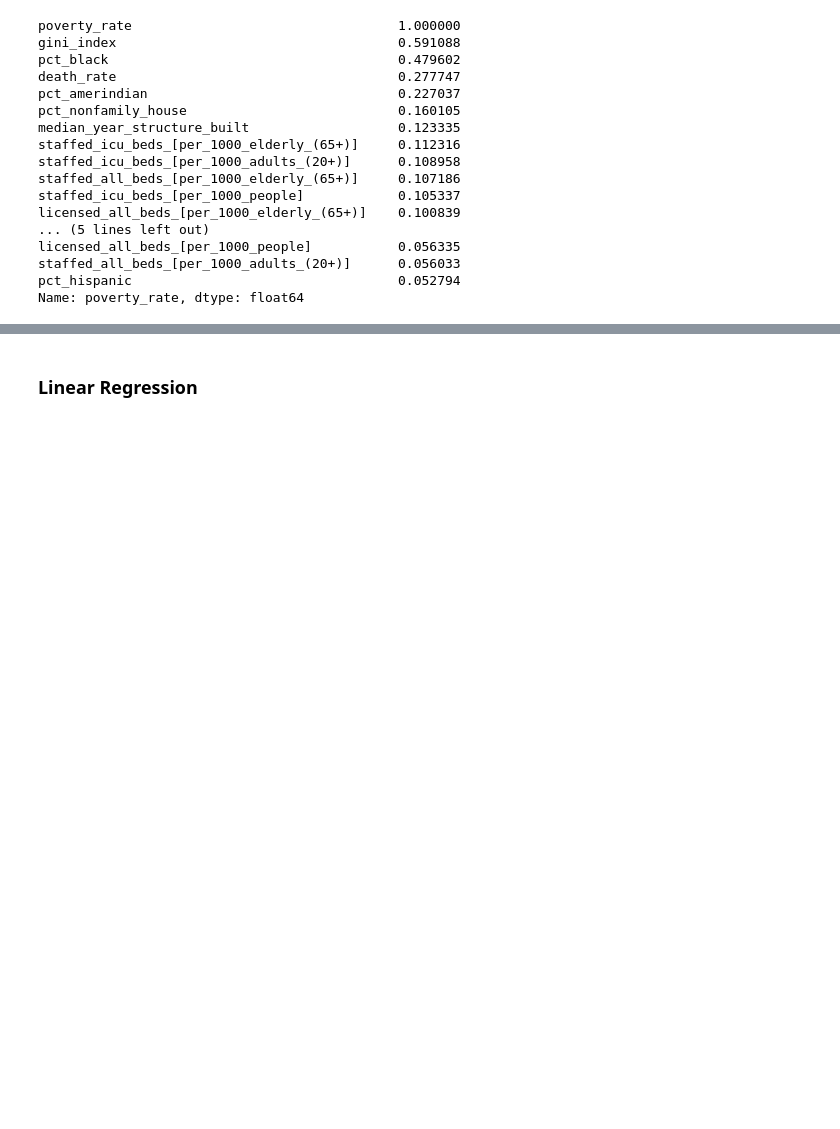
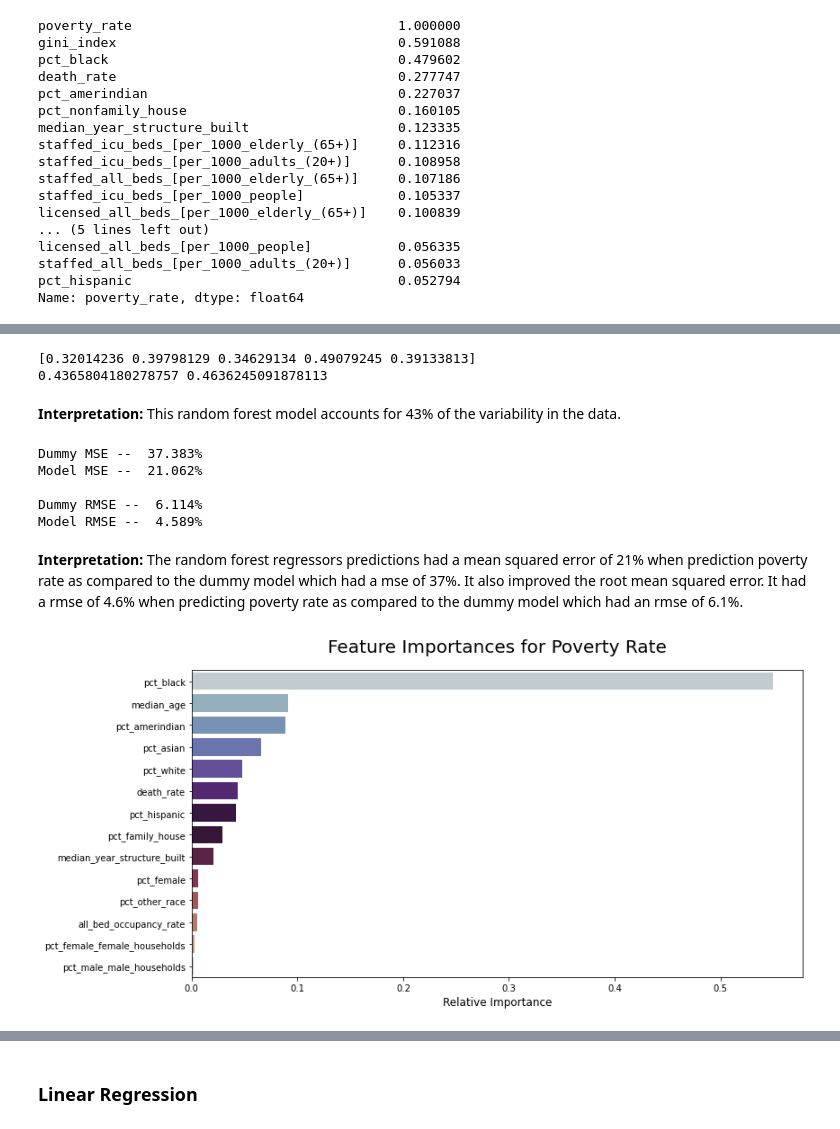
Before and after one commit to spark126/covid_poverty_and_death_rate, a Jupyter notebook: code/poverty_models.ipynb, the cells around one changed output, grey strips where cells are left out. Saved outputs shown, nothing was run; the diff lists cells and outputs as text; code cells hidden in the pictures; blank space fills up the shorter version.

```diff
--- a/code/poverty_models.ipynb
+++ b/code/poverty_models.ipynb
@@ -119,0 +175,61 @@ X_test_sc = ss.transform(X_test)
+# %%
+rfr = RandomForestRegressor(max_depth=4,
+                            min_samples_leaf=4,
+                            min_samples_split=4,
+                            n_estimators=125)
+
+print(cross_val_score(rfr, X_train, y_train))
+rfr.fit(X_train, y_train)
+print(rfr.score(X_test, y_test), rfr.score(X_train, y_train))
+# %% [output]
+[0.32014236 0.39798129 0.34629134 0.49079245 0.39133813]
+0.4365804180278757 0.4636245091878113
+# %% [markdown]
+**Interpretation:** This random forest model accounts for 43% of the variability in the data.
+# %%
+def get_errors(model, X, y):
+
+    preds = model.predict(X)
+
+    dummy_preds = np.full(y.shape, y.mean())
+
+    dum_mse = round(mean_squared_error(y*100, dummy_preds*100), 3)
+    print('Dummy MSE -- ', f'{dum_mse}%')
+
+    mse = round(mean_squared_error(y*100, preds*100), 3)
+    print('Model MSE -- ', f'{mse}%', '\n')
+
+    dum_rmse = round(mean_squared_error(y*100, dummy_preds*100)**.5, 3)
+    print('Dummy RMSE -- ', f'{dum_rmse}%')
+
+    rmse = round(mean_squared_error(y*100, preds*100)**.5, 3)
+    print('Model RMSE -- ', f'{rmse}%')
+
+    return None
+
+get_errors(rfr, X_test, y_test)
+# %% [output]
+Dummy MSE --  37.383%
+Model MSE --  21.062%
+
+Dummy RMSE --  6.114%
+Model RMSE --  4.589%
+# %% [markdown]
+**Interpretation:** The random forest regressors predictions had a mean squared error of 21% when prediction poverty rate as compared to the dummy model which had a mse of 37%. It also improved the root mean squared error. It had a rmse of 4.6% when predicting poverty rate as compared to the dummy model which had an rmse of 6.1%.
+# %%
+feature_df = pd.DataFrame(rfr.feature_importances_, index=X_train.columns)\
+.sort_values(by=0, ascending=False)
+
+plt.figure(figsize=(12, 6))
+
+sns.barplot(x=feature_df[0], y=feature_df.index, palette='twilight')
+
+plt.xlabel('Relative Importance',
+           fontsize=12)
+plt.title('Feature Importances for Poverty Rate',
+          fontsize=20, pad=20)
+
+plt.tight_layout()
+plt.savefig('../img/poverty_feature_importances');
+# %% [output]
+[figure, added]
```
Also changed, not shown: parts of 29 cells of this notebook, 4 other files.
